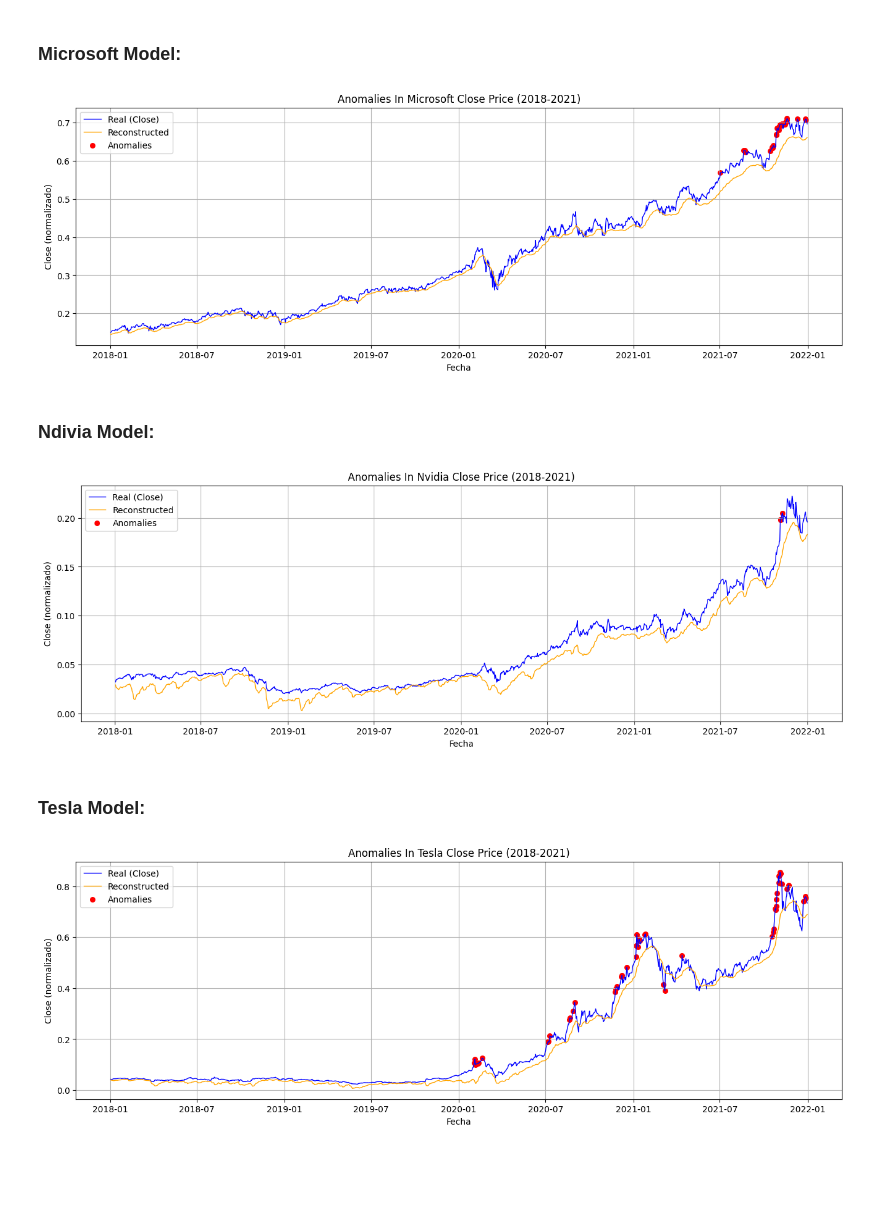
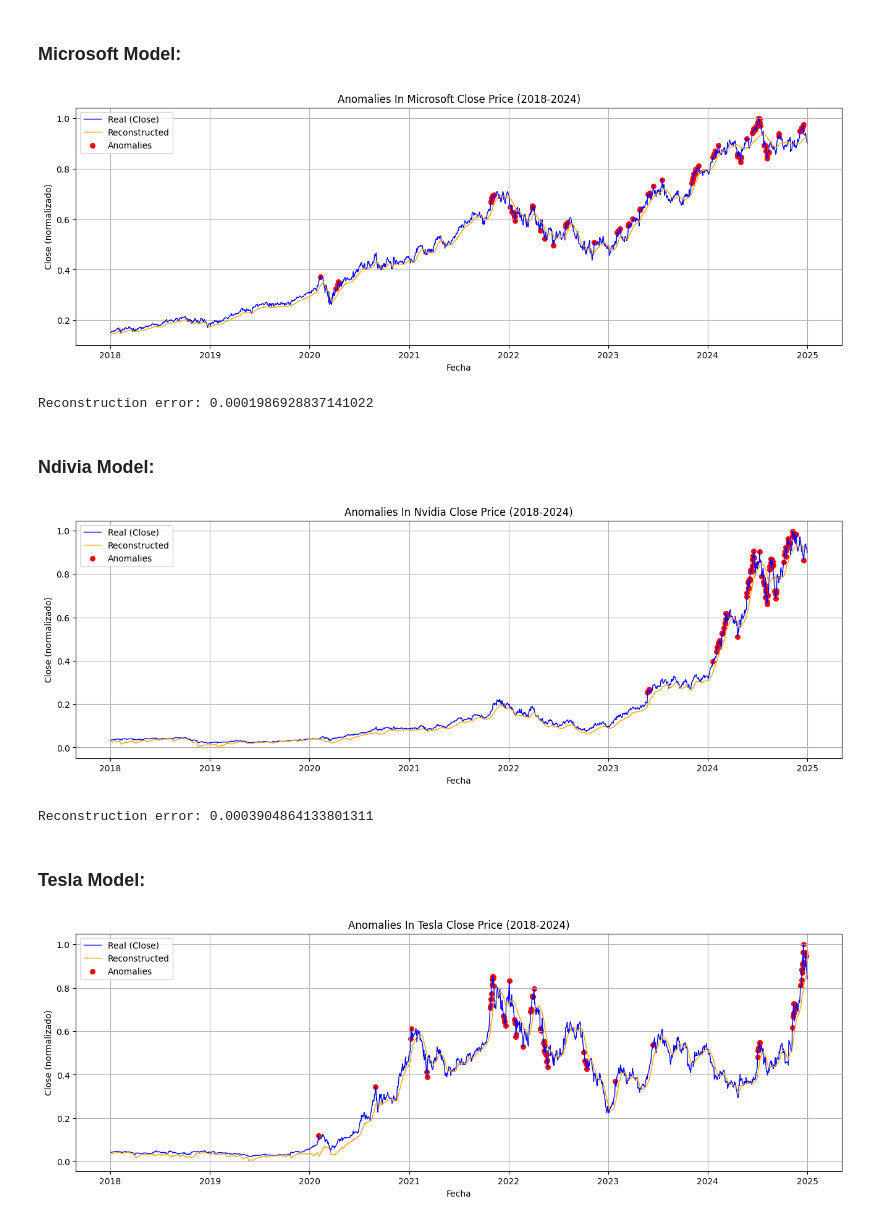
Before and after one commit to InigoPena/Anomaly_Detection_in_Stock_Prices, a Jupyter notebook: src/LSTM_Autoencoder/lstm_model_evaluation.ipynb, the cells around one changed output. Cells and saved outputs as stored; diff of their text form; code cells hidden in the pictures; blank space fills up the shorter version.

```diff
--- a/src/LSTM_Autoencoder/lstm_model_evaluation.ipynb
+++ b/src/LSTM_Autoencoder/lstm_model_evaluation.ipynb
@@ -182,7 +190,7 @@ anomalies = reconstruction_error > threshold
 # %%
 # Which years to plot
 start_year = 2018
-end_year = 2021
+end_year = 2024
 
 mask = (aligned_dates.dt.year >= start_year) & (aligned_dates.dt.year <= end_year)
 
@@ -211,7 +219,11 @@ plt.legend()
 plt.grid()
 plt.show()
 # %% [output]
-[figure, old version]
+[figure, new version]
+# %%
+print(f"Reconstruction error: {reconstruction_error.mean()}")
+# %% [output]
+Reconstruction error: 0.0001986928837141022
 # %% [markdown]
 ### Ndivia Model:
 # %%
@@ -250,7 +262,7 @@ anomalies = reconstruction_error > threshold
 # %%
 # Which years to plot
 start_year = 2018
-end_year = 2021
+end_year = 2024
 
 mask = (aligned_dates.dt.year >= start_year) & (aligned_dates.dt.year <= end_year)
 
@@ -279,7 +291,11 @@ plt.legend()
 plt.grid()
 plt.show()
 # %% [output]
-[figure, old version]
+[figure, new version]
+# %%
+print(f"Reconstruction error: {reconstruction_error.mean()}")
+# %% [output]
+Reconstruction error: 0.0003904864133801311
 # %% [markdown]
 ### Tesla Model:
 # %%
@@ -313,38 +329,38 @@ dates = pd.to_datetime(original_data["Date"], utc=True)
 aligned_dates = dates[29:29 + len(tensor_data)].reset_index(drop=True)
 # %%
 # 5% threshold for anomalies
-threshold = np.percentile(reconstruction_error, 95)
+threshold = np.percentile(reconstruction_error, 97)
 anomalies = reconstruction_error > threshold
 # %%
 # Which years to plot
 start_year = 2018
-end_year = 2021
+end_year = 2024
 
 mask = (aligned_dates.dt.year >= start_year) & (aligned_dates.dt.year <= end_year)
 
 plot_dates = aligned_dates[mask]
 plot_real_close = real_close[mask]
 plot_reconstructed_close = reconstructed_close[mask]
 
 plt.figure(figsize=(16, 5))
 
 plt.plot(plot_dates, plot_real_close, label="Real (Close)", color='blue', linewidth=1)
 plt.plot(plot_dates, plot_reconstructed_close, label="Reconstructed", color='orange', linewidth=1)
 
 plt.scatter(
     plot_dates[anomalies[mask]],
     plot_real_close[anomalies[mask]],
     color='red',
     marker='o',
     s=30,
     label="Anomalies"
 )
 
 plt.title(f"Anomalies In Tesla Close Price ({start_year}-{end_year})")
 plt.xlabel("Fecha")
 plt.ylabel("Close (normalizado)")
 plt.legend()
 plt.grid()
 plt.show()
 # %% [output]
-[figure, old version]
+[figure, new version]
```
Also changed, not shown: parts of 9 cells of this notebook, 26 other files.
